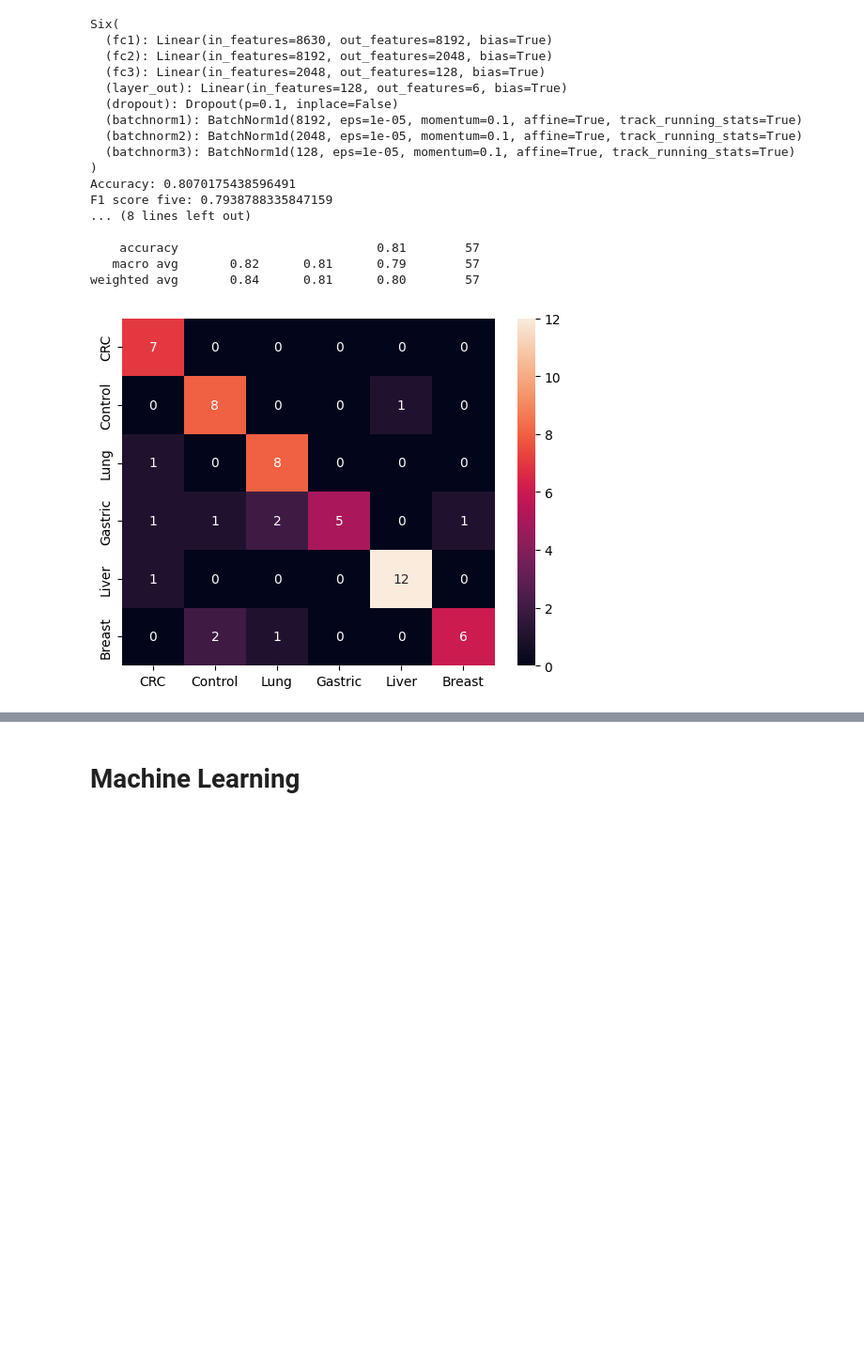
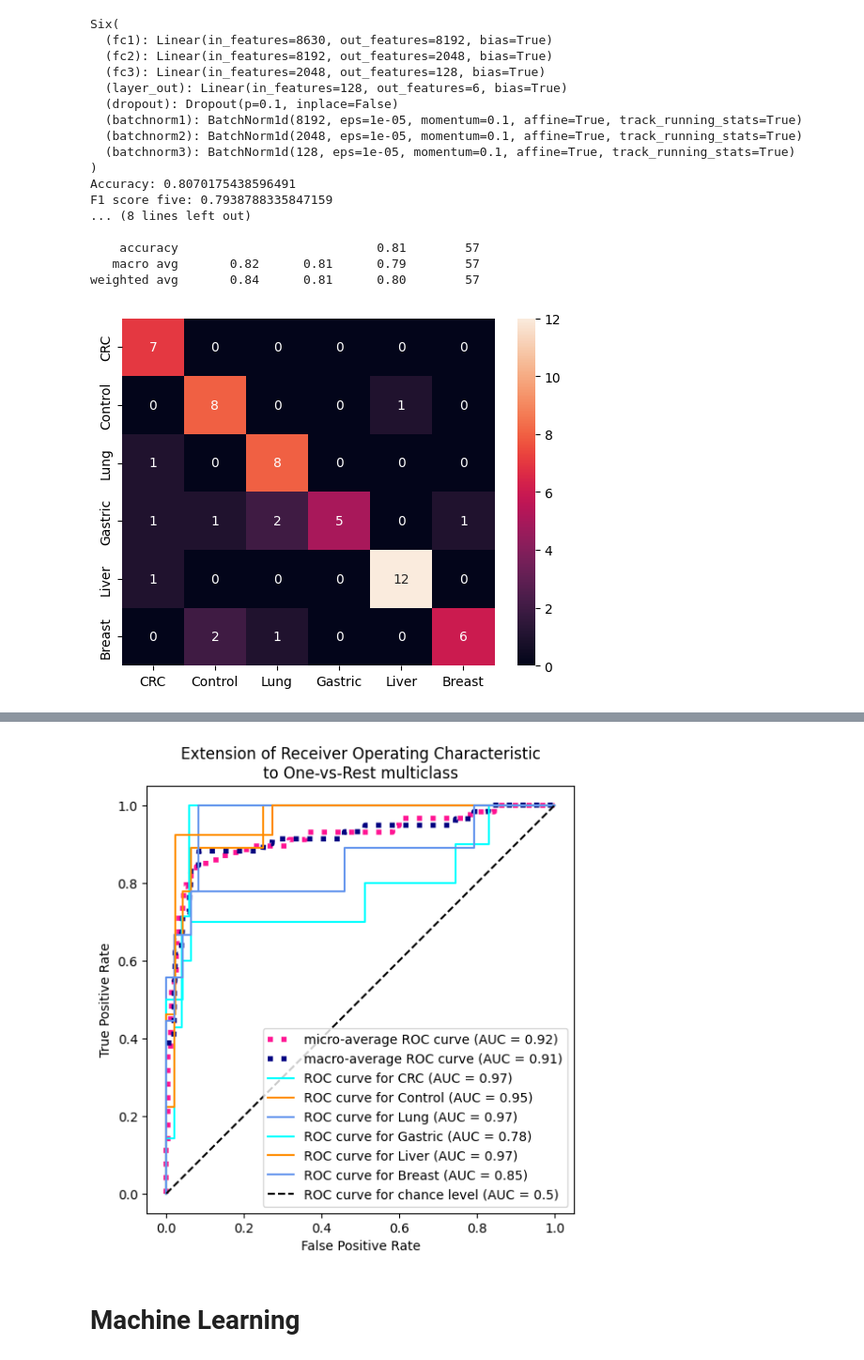
Before and after one commit to PhucNguyenAH/diseases, a Jupyter notebook: eval1stage.ipynb, the cells around one changed output, grey strips where cells are left out. Shown at 94% size. Drawn from its saved outputs; the diff is of its cells as text; code cells hidden in the pictures; blank space fills up the shorter version.

```diff
--- a/eval1stage.ipynb
+++ b/eval1stage.ipynb
@@ -101,3 +103,82 @@ F1 score five: 0.7938788335847159
    macro avg       0.82      0.81      0.79        57
 weighted avg       0.84      0.81      0.80        57
 [figure]
+# %%
+y_score = []
+with torch.no_grad():
+    model.eval()
+    for X_batch, _ in testloader:
+        X_batch = X_batch.to(device)
+        y_test_pred = model(X_batch)
+        tmp = y_test_pred.cpu().numpy()[0]
+        lst = [-l/sum(tmp) for l in tmp]
+        y_score.append(lst)
+y_score = np.array(y_score)
+
+n_classes = 6
+target_names = np.array(["CRC","Control","Lung","Gastric","Liver","Breast"])
+
+label_binarizer = LabelBinarizer().fit(y_test)
+y_onehot_test = label_binarizer.transform(y_test)
+fpr_grid = np.linspace(0.0, 1.0, 1000)
+# store the fpr, tpr, and roc_auc for all averaging strategies
+fpr, tpr, roc_auc = dict(), dict(), dict()
+# Compute micro-average ROC curve and ROC area
+fpr["micro"], tpr["micro"], _ = roc_curve(y_onehot_test.ravel(), y_score.ravel())
+roc_auc["micro"] = auc(fpr["micro"], tpr["micro"])
+for i in range(n_classes):
+    fpr[i], tpr[i], _ = roc_curve(y_onehot_test[:, i], y_score[:, i])
+    roc_auc[i] = auc(fpr[i], tpr[i])
+
+fpr_grid = np.linspace(0.0, 1.0, 1000)
+
+# Interpolate all ROC curves at these points
+mean_tpr = np.zeros_like(fpr_grid)
+
+for i in range(n_classes):
+    mean_tpr += np.interp(fpr_grid, fpr[i], tpr[i])  # linear interpolation
+
+# Average it and compute AUC
+mean_tpr /= n_classes
+
+fpr["macro"] = fpr_grid
+tpr["macro"] = mean_tpr
+roc_auc["macro"] = auc(fpr["macro"], tpr["macro"])
+
+fig, ax = plt.subplots(figsize=(6, 6))
+
+plt.plot(
+    fpr["micro"],
+    tpr["micro"],
+    label=f"micro-average ROC curve (AUC = {roc_auc['micro']:.2f})",
+    color="deeppink",
+    linestyle=":",
+    linewidth=4,
+)
+
+plt.plot(
+    fpr["macro"],
+    tpr["macro"],
+    label=f"macro-average ROC curve (AUC = {roc_auc['macro']:.2f})",
+    color="navy",
+    linestyle=":",
+    linewidth=4,
+)
+
+colors = cycle(["aqua", "darkorange", "cornflowerblue"])
+for class_id, color in zip(range(n_classes), colors):
+    RocCurveDisplay.from_predictions(
+        y_onehot_test[:, class_id],
+        y_score[:, class_id],
+        name=f"ROC curve for {target_names[class_id]}",
+        color=color,
+        ax=ax,
+    )
+
+plt.plot([0, 1], [0, 1], "k--", label="ROC curve for chance level (AUC = 0.5)")
+plt.axis("square")
+plt.xlabel("False Positive Rate")
+plt.ylabel("True Positive Rate")
+plt.title("Extension of Receiver Operating Characteristic\nto One-vs-Rest multiclass")
+plt.legend()
+# %% [output]
@@ -104,3 +186,4 @@ weighted avg       0.84      0.81      0.80        57
+[figure, added]
 # %% [markdown]
 # Machine Learning
 # %%
```
Also changed, not shown: parts of 8 cells of this notebook, 7 other files.
